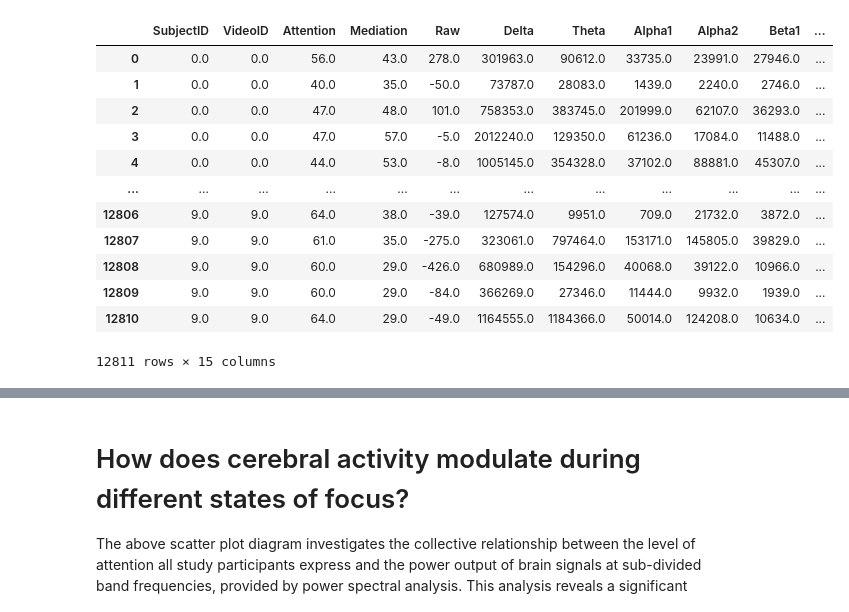
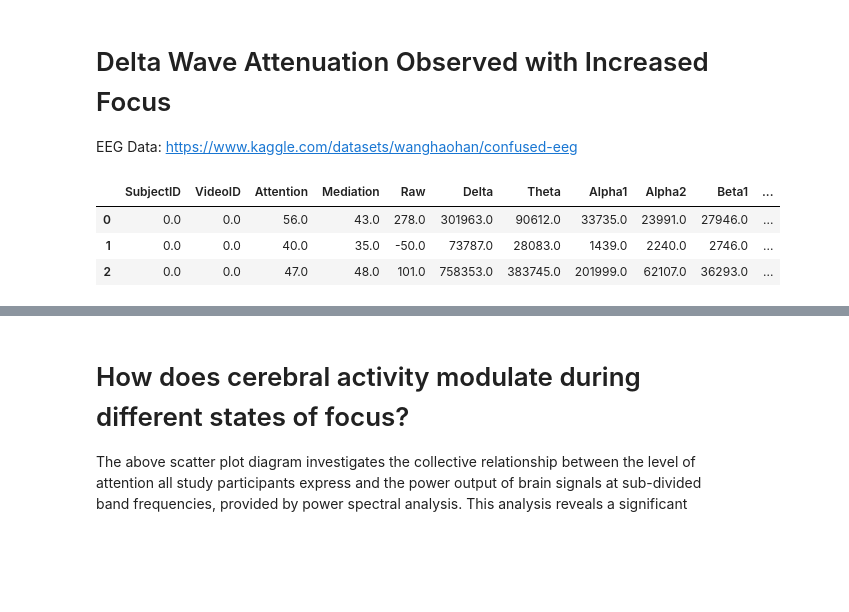
Before and after one commit to ShoaibFarooqui/project-one, a Jupyter notebook: eeg-analysis.ipynb, the cells around one changed output, grey strips where cells are left out. Cells and saved outputs as stored; diff of their text form; code cells hidden in the pictures; blank space fills up the shorter version.

```diff
--- a/eeg-analysis.ipynb
+++ b/eeg-analysis.ipynb
@@ -3,3 +1,6 @@
+# %% [markdown]
+# Delta Wave Attenuation Observed with Increased Focus
+EEG Data: https://www.kaggle.com/datasets/wanghaohan/confused-eeg
 # %%
 import matplotlib.pyplot as plt
 import pandas as pd
@@ -9,19 +10,10 @@ import scipy.stats as st
 eeg_data_df = pd.read_csv("resources/EEG_data.csv")
 eeg_demo_df = pd.read_csv("resources/demographic_info.csv")
 # %%
-eeg_data_df
+eeg_data_df.head(3)
 # %% [output]
 |  | SubjectID | VideoID | Attention | Mediation | Raw | Delta | Theta | Alpha1 | Alpha2 | Beta1 | ... |
 | 0 | 0.0 | 0.0 | 56.0 | 43.0 | 278.0 | 301963.0 | 90612.0 | 33735.0 | 23991.0 | 27946.0 | ... |
 | 1 | 0.0 | 0.0 | 40.0 | 35.0 | -50.0 | 73787.0 | 28083.0 | 1439.0 | 2240.0 | 2746.0 | ... |
 | 2 | 0.0 | 0.0 | 47.0 | 48.0 | 101.0 | 758353.0 | 383745.0 | 201999.0 | 62107.0 | 36293.0 | ... |
-| 3 | 0.0 | 0.0 | 47.0 | 57.0 | -5.0 | 2012240.0 | 129350.0 | 61236.0 | 17084.0 | 11488.0 | ... |
-| 4 | 0.0 | 0.0 | 44.0 | 53.0 | -8.0 | 1005145.0 | 354328.0 | 37102.0 | 88881.0 | 45307.0 | ... |
-| ... | ... | ... | ... | ... | ... | ... | ... | ... | ... | ... | ... |
-| 12806 | 9.0 | 9.0 | 64.0 | 38.0 | -39.0 | 127574.0 | 9951.0 | 709.0 | 21732.0 | 3872.0 | ... |
-| 12807 | 9.0 | 9.0 | 61.0 | 35.0 | -275.0 | 323061.0 | 797464.0 | 153171.0 | 145805.0 | 39829.0 | ... |
-| 12808 | 9.0 | 9.0 | 60.0 | 29.0 | -426.0 | 680989.0 | 154296.0 | 40068.0 | 39122.0 | 10966.0 | ... |
-| 12809 | 9.0 | 9.0 | 60.0 | 29.0 | -84.0 | 366269.0 | 27346.0 | 11444.0 | 9932.0 | 1939.0 | ... |
-| 12810 | 9.0 | 9.0 | 64.0 | 29.0 | -49.0 | 1164555.0 | 1184366.0 | 50014.0 | 124208.0 | 10634.0 | ... |
-12811 rows × 15 columns
 # %%
```
Also changed, not shown: parts of 7 cells of this notebook.
